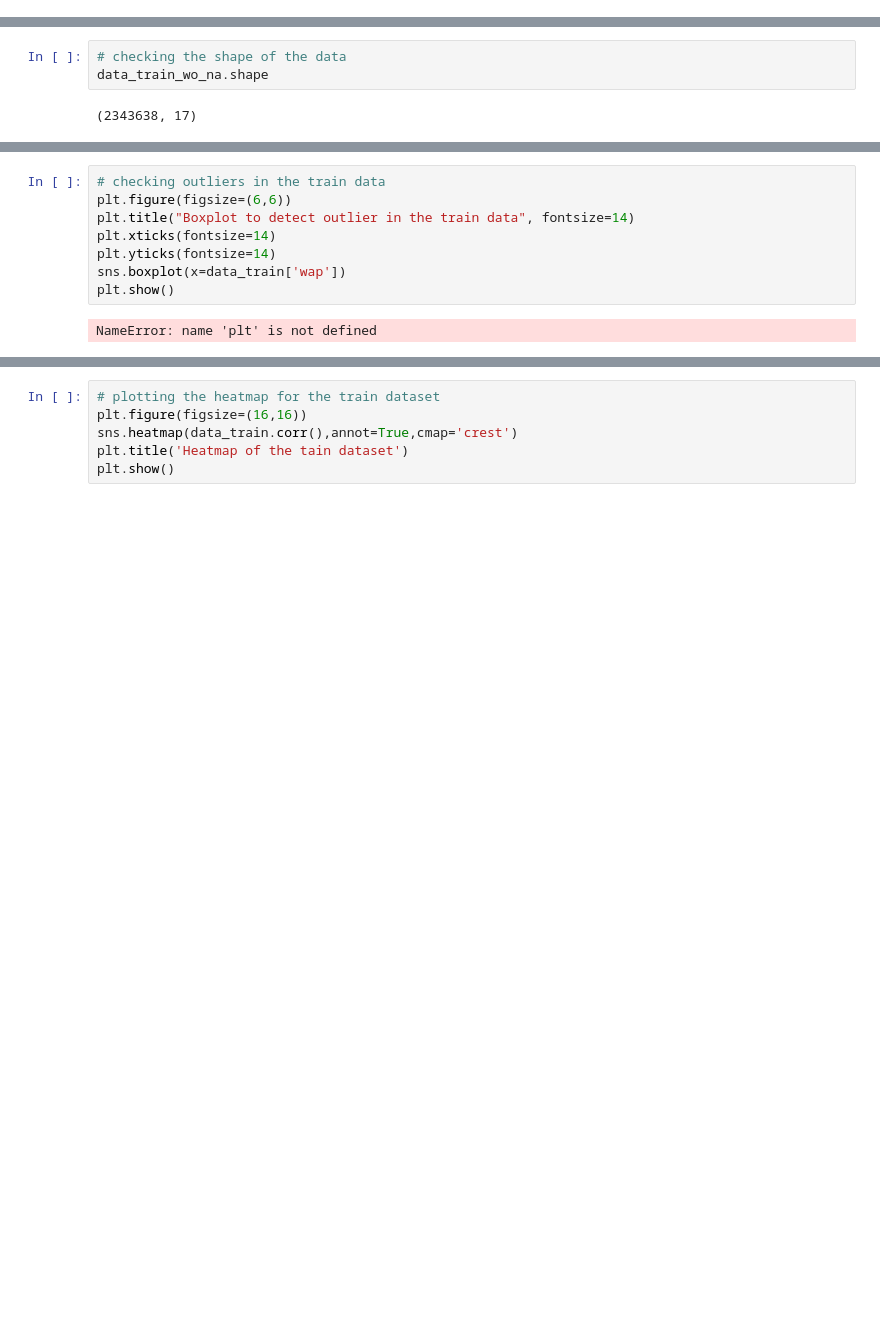
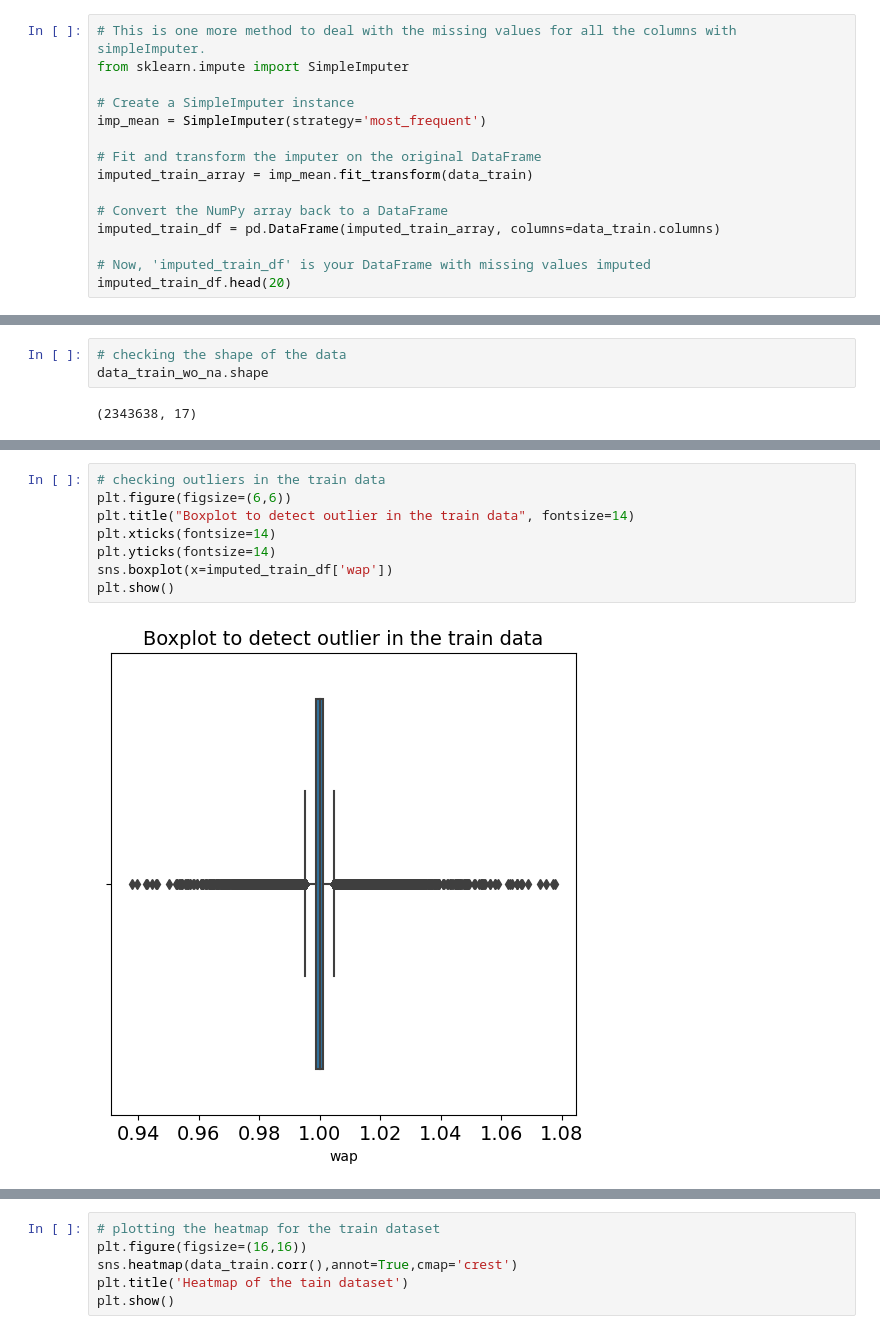
Before and after one commit to Simran2147/QuantumQube-Stock-Prediction, a Jupyter notebook: Final_Project.ipynb, the cells around one changed output, grey strips where cells are left out. Drawn from its saved outputs; the diff is of its cells as text; blank space fills up the shorter version.

```diff
--- a/Final_Project.ipynb
+++ b/Final_Project.ipynb
@@ -123,3 +123,18 @@ target                     0
 time_id                    0
 row_id                     0
 dtype: int64
+# %%
+# This is one more method to deal with the missing values for all the columns with simpleImputer.
+from sklearn.impute import SimpleImputer
+
+# Create a SimpleImputer instance
+imp_mean = SimpleImputer(strategy='most_frequent')
+
+# Fit and transform the imputer on the original DataFrame
+imputed_train_array = imp_mean.fit_transform(data_train)
+
+# Convert the NumPy array back to a DataFrame
+imputed_train_df = pd.DataFrame(imputed_train_array, columns=data_train.columns)
+
+# Now, 'imputed_train_df' is your DataFrame with missing values imputed
+imputed_train_df.head(20)
@@ -187,13 +245,13 @@ Number of rows in the data containing outliers in `target`: 292263
 # %%
 # checking outliers in the train data
 plt.figure(figsize=(6,6))
 plt.title("Boxplot to detect outlier in the train data", fontsize=14)
 plt.xticks(fontsize=14)
 plt.yticks(fontsize=14)
-sns.boxplot(x=data_train['wap'])
+sns.boxplot(x=imputed_train_df['wap'])
 plt.show()
 # %% [output]
-NameError: name 'plt' is not defined
+[figure, added]
 # %%
 #Determine the number of rows containing outliers
 # compute the 25th percentile value in wap
```
Also changed, not shown: parts of 20 cells of this notebook.
